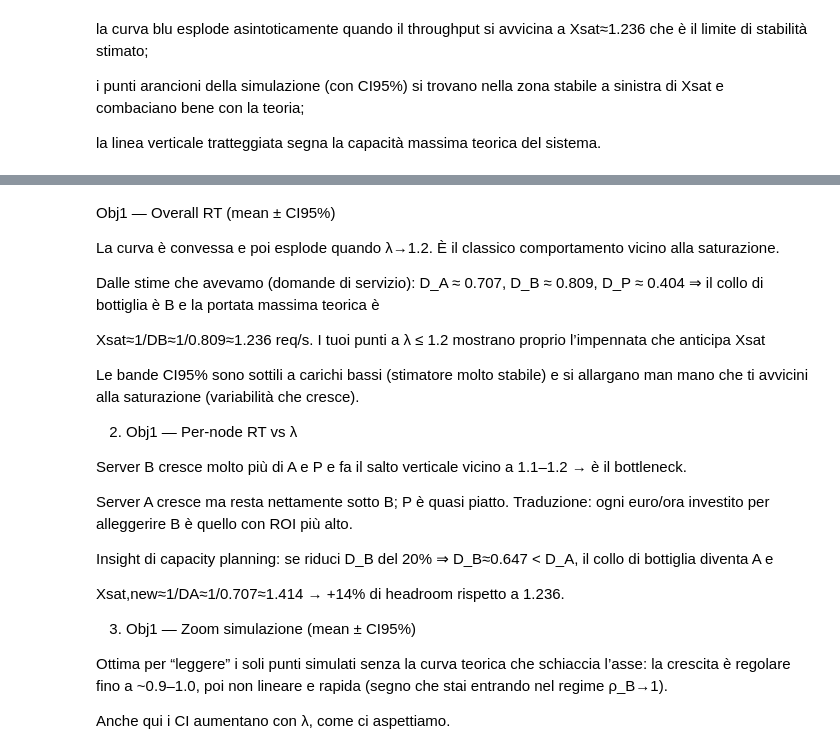
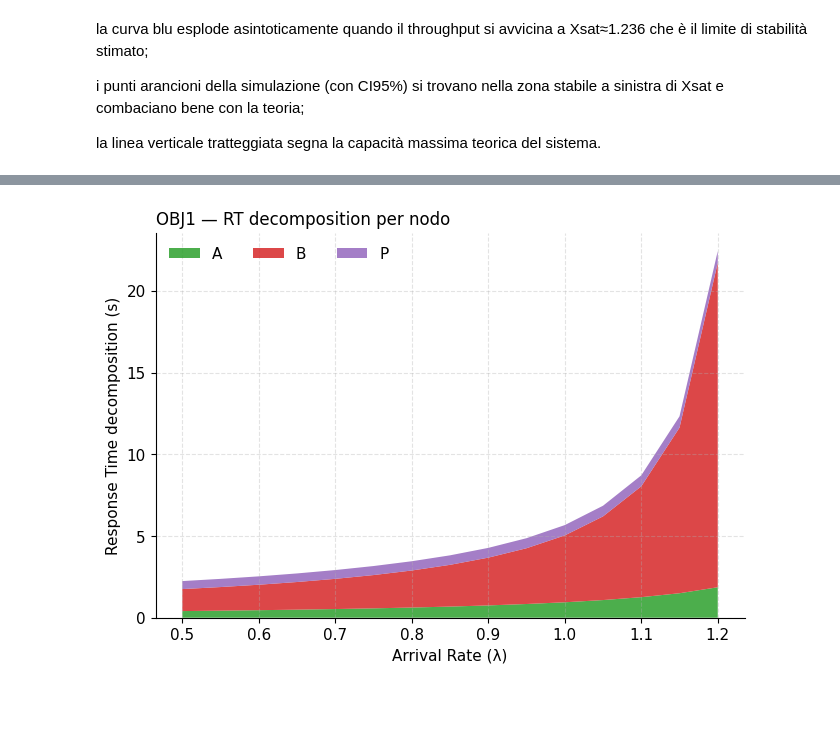
Before and after one commit to Dissan97/PMCNS-PROJECT, a Jupyter notebook: Project.ipynb, the cells around one changed output, grey strips where cells are left out. Cells and saved outputs as stored; diff of their text form; code cells hidden in the pictures; blank space fills up the shorter version.

```diff
--- a/Project.ipynb
+++ b/Project.ipynb
@@ -577,29 +552,0 @@ else:
-# %% [markdown]
-Obj1 — Overall RT (mean ± CI95%)
-
-La curva è convessa e poi esplode quando λ→1.2. È il classico comportamento vicino alla saturazione.
-
-Dalle stime che avevamo (domande di servizio):
-D_A ≈ 0.707, D_B ≈ 0.809, D_P ≈ 0.404 ⇒ il collo di bottiglia è B e la portata massima teorica è
-
-Xsat≈1/DB≈1/0.809≈1.236 req/s.
-I tuoi punti a λ ≤ 1.2 mostrano proprio l’impennata che anticipa Xsat
-
-Le bande CI95% sono sottili a carichi bassi (stimatore molto stabile) e si allargano man mano che ti avvicini alla saturazione (variabilità che cresce).
-
-2) Obj1 — Per-node RT vs λ
-
-Server B cresce molto più di A e P e fa il salto verticale vicino a 1.1–1.2 → è il bottleneck.
-
-Server A cresce ma resta nettamente sotto B; P è quasi piatto.
-Traduzione: ogni euro/ora investito per alleggerire B è quello con ROI più alto.
-
-Insight di capacity planning: se riduci D_B del 20% ⇒ D_B≈0.647 < D_A, il collo di bottiglia diventa A e
-
-Xsat,new≈1/DA≈1/0.707≈1.414 → +14% di headroom rispetto a 1.236.
-
-3) Obj1 — Zoom simulazione (mean ± CI95%)
-
-Ottima per “leggere” i soli punti simulati senza la curva teorica che schiaccia l’asse: la crescita è regolare fino a ~0.9–1.0, poi non lineare e rapida (segno che stai entrando nel regime ρ_B→1).
-
-Anche qui i CI aumentano con λ, come ci aspettiamo.
@@ -609,0 +553,22 @@ pattern = r".output_simulation/results_obj3_arrivals_run*.csv"
+# %%
+def plot_rt_decomposition(df_all: pd.DataFrame):
+    # media per (λ, nodo) dei tempi di risposta
+    dn = df_all[df_all["scope"].isin(["NODE_A","NODE_B","NODE_P"])].copy()
+    dn = dn.groupby(["arrival_rate","scope"], as_index=False).mean(numeric_only=True)
+    piv = dn.pivot(index="arrival_rate", columns="scope", values="mean_response_time").fillna(0.0)
+    piv = piv.rename(columns={"NODE_A":"A","NODE_B":"B","NODE_P":"P"}).sort_index()
+
+    fig, ax = plt.subplots(figsize=(7.6, 5.0))
+    ax.stackplot(piv.index, piv["A"], piv["B"], piv["P"],
+                 labels=["A","B","P"],
+                 colors=[PALETTE["A"], PALETTE["B"], PALETTE["P"]], alpha=0.85)
+    ax.set_xlabel("Arrival Rate (λ)")
+    ax.set_ylabel("Response Time decomposition (s)")
+    ax.set_title(f"{TITLE_PREFIX} — RT decomposition per nodo")
+    ax.legend(loc="upper left", ncol=3)
+    plt.show()
+
+
+plot_rt_decomposition(df_all)
+# %% [output]
+[figure, added]
```
Also changed, not shown: parts of 21 cells of this notebook.
